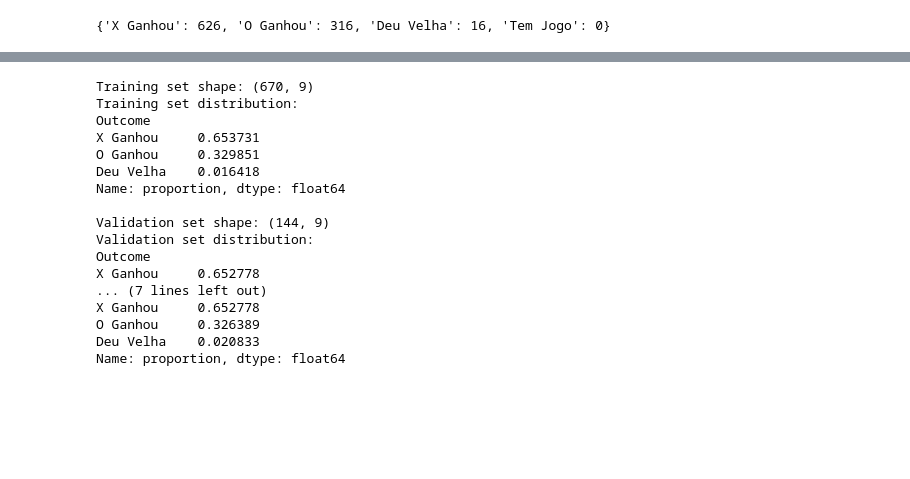
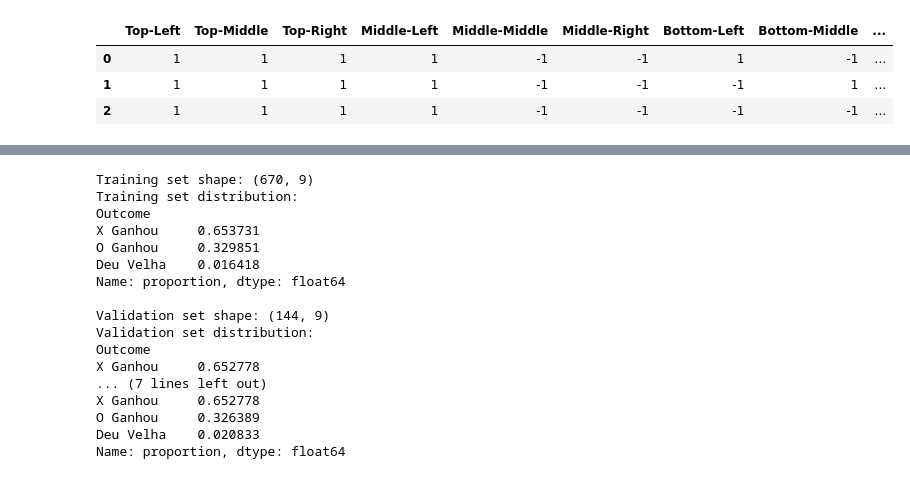
Before and after one commit to EngenhariaSoftwarePUCRS/Inteligencia_Artificial, a Jupyter notebook: Trabalho01/Trabalho01.ipynb, the cells around one changed output, grey strips where cells are left out. Cells and saved outputs as stored; diff of their text form; code cells hidden in the pictures; blank space fills up the shorter version.

Commit message:
Improved documentation and printing

```diff
--- a/Trabalho01/Trabalho01.ipynb
+++ b/Trabalho01/Trabalho01.ipynb
@@ -15,7 +16,12 @@ from seaborn.palettes import mpl_palette as colors
 from sklearn import metrics, model_selection, neighbors
 from typing import Annotated, Literal
 # %%
+# This block contains the dataset initial import and column names
 targetClass = "Outcome"
+X_GANHOU = 'X Ganhou'
+O_GANHOU = 'O Ganhou'
+VELHA = 'Deu Velha'
+TEM_JOGO = 'Tem Jogo'
 columnNames = [
     "Top-Left", "Top-Middle", "Top-Right",
     "Middle-Left", "Middle-Middle", "Middle-Right",
@@ -28,6 +34,8 @@ dataset = pd.read_csv(
 )
 dataLinesCount = 958
 # %%
+# This block handles cell logic and field values
+# It is used for guaranteeing consistency when comparing diferent cells
 cellStrType = Literal['x', 'b', 'o']
 cellNumType = Literal[1, 0, -1]
 cellEntry = cellStrType | cellNumType
@@ -41,15 +49,15 @@ class Cell:
         self.value = value
         self.string = ' ' if raw == 'b' else raw
 
-    def __str__(self):
+    def __str__(self) -> str:
         if (self.raw == 'b'):
             return ' '
         return self.raw
 
-    def __repr__(self):
+    def __repr__(self) -> str:
         return f"<Cell {self.raw} | {self.value}>"
 
-    def get_entries(self):
+    def get_entries(self) -> list[cellEntry]:
         return [self.raw, self.value]
 
 CELL_X = Cell('x', 1)
@@ -109,4 +132,7 @@ dataset.head(5)
 # %%
+# This block handles the majority of the dataset's transformation
+# It should convert all cells into their numeric counterparts
+# It should also adjust the output column to the proper value
 for index, row in dataset.iterrows():
     board: list[Cell] = []
     for i, cell_str in enumerate(row.array.tolist()[:-1]):
@@ -116,12 +142,12 @@ for index, row in dataset.iterrows():
         board.append(cell)
 
     if row[targetClass] == 'positive':
-        targetValue = "X Ganhou"
+        targetValue = X_GANHOU
     elif has_won(CELL_O, board):
-        targetValue = "O Ganhou"
+        targetValue = O_GANHOU
     elif CELL_B.value in board:
-        targetValue = "Tem Jogo"
+        targetValue = TEM_JOGO
     else:
-        targetValue = "Deu Velha"
+        targetValue = VELHA
 
     dataset.at[index, targetClass] = targetValue
@@ -146,17 +154,8 @@ dataset.tail(5)
-# %%
-x_ganhou_count = dataset[targetClass].eq('X Ganhou').sum()
-o_ganhou_count = dataset[targetClass].eq('O Ganhou').sum()
-deu_velha_count = dataset[targetClass].eq('Deu Velha').sum()
-tem_jogo_count = dataset[targetClass].eq('Tem Jogo').sum()
-
-# Define the outcomes and their counts
-outcomes = {
-    'X Ganhou': x_ganhou_count,
-    'O Ganhou': o_ganhou_count,
-    'Deu Velha': deu_velha_count,
-    'Tem Jogo': tem_jogo_count,
-}
-
-print(outcomes)
-# %% [output]
-{'X Ganhou': 626, 'O Ganhou': 316, 'Deu Velha': 16, 'Tem Jogo': 0}
+# %%
+# Simply check wether dataset appears to have been correctly updated
+dataset.head(3)
+# %% [output]
+|  | Top-Left | Top-Middle | Top-Right | Middle-Left | Middle-Middle | Middle-Right | Bottom-Left | Bottom-Middle | ... |
+| 0 | 1 | 1 | 1 | 1 | -1 | -1 | 1 | -1 | ... |
+| 1 | 1 | 1 | 1 | 1 | -1 | -1 | -1 | 1 | ... |
+| 2 | 1 | 1 | 1 | 1 | -1 | -1 | -1 | -1 | ... |
```
Also changed, not shown: parts of 16 cells of this notebook.
